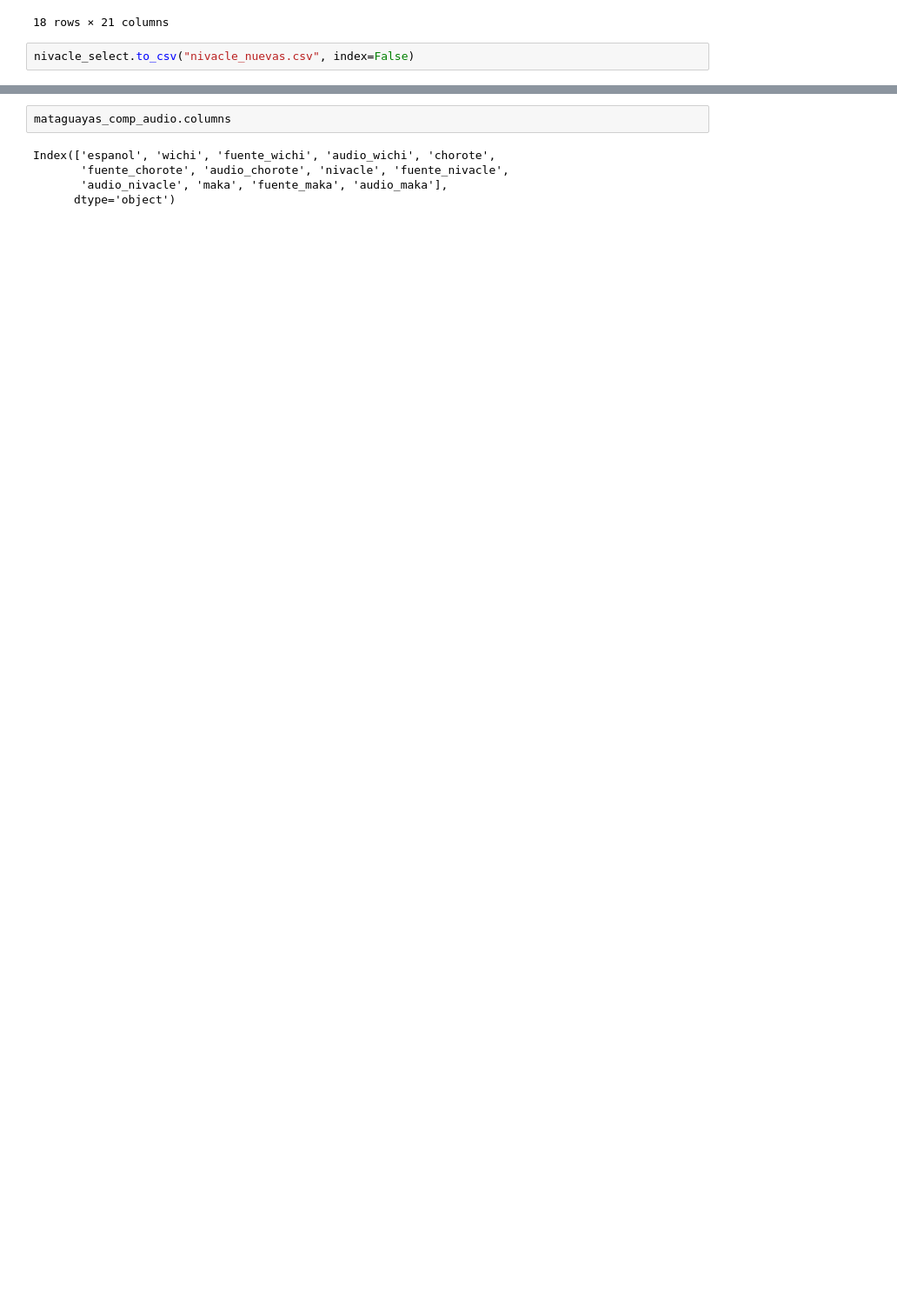
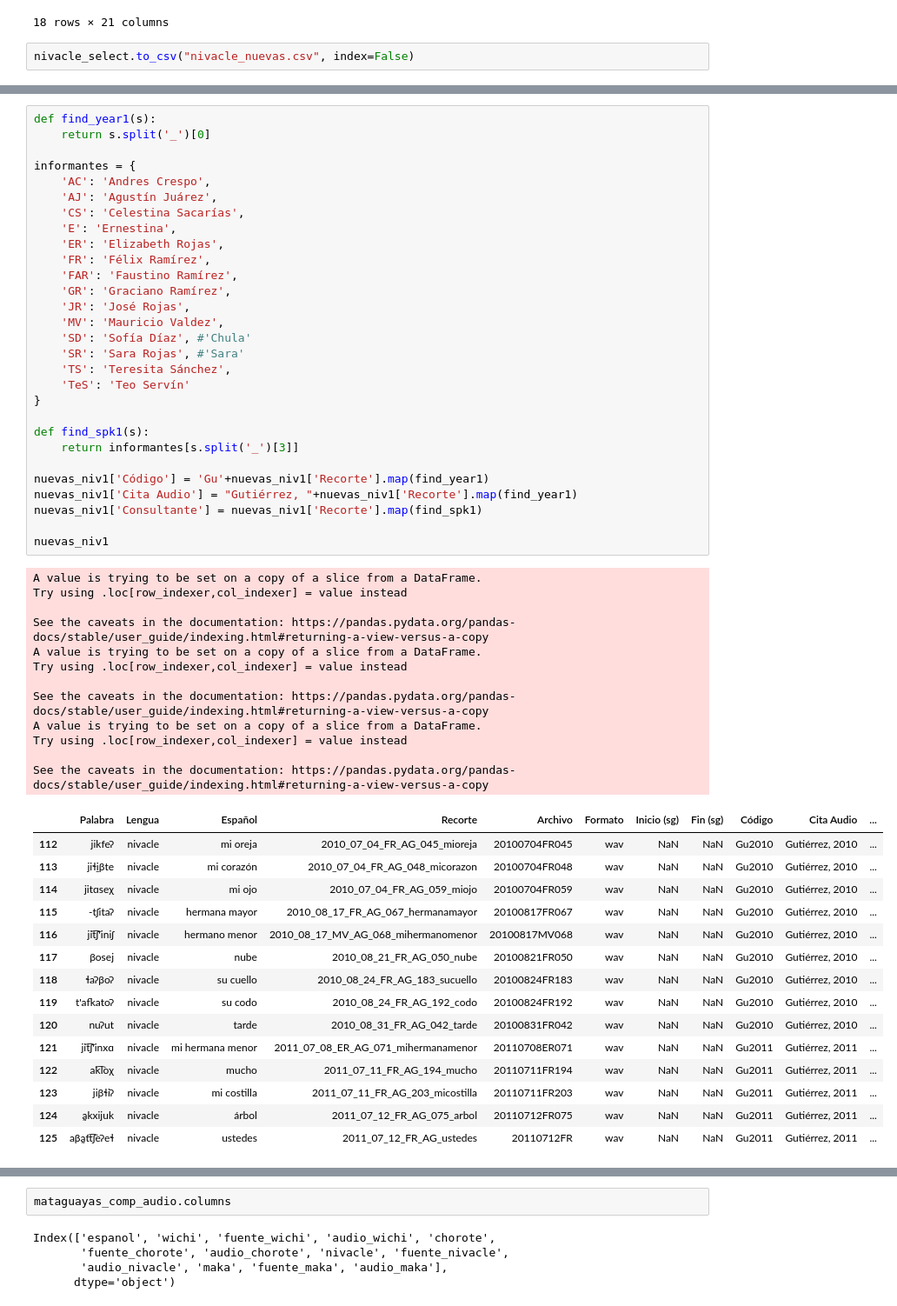
Before and after one commit to nidiah/PICT-2020, a Jupyter notebook: update-nivacle-words.ipynb, the cells around one changed output, grey strips where cells are left out. Shown: that part at 87% size. Cells and saved outputs as stored; diff of their text form; blank space fills up the shorter version.

```diff
--- a/update-nivacle-words.ipynb
+++ b/update-nivacle-words.ipynb
@@ -214,0 +200,57 @@ Index(['Palabra', 'Lengua', 'Español', 'Recorte', 'Archivo', 'Formato',
+# %%
+def find_year1(s):
+    return s.split('_')[0]
+
+informantes = {
+    'AC': 'Andres Crespo',
+    'AJ': 'Agustín Juárez',
+    'CS': 'Celestina Sacarías',
+    'E': 'Ernestina',
+    'ER': 'Elizabeth Rojas',
+    'FR': 'Félix Ramírez',
+    'FAR': 'Faustino Ramírez',
+    'GR': 'Graciano Ramírez',
+    'JR': 'José Rojas',
+    'MV': 'Mauricio Valdez',
+    'SD': 'Sofía Díaz', #'Chula'
+    'SR': 'Sara Rojas', #'Sara'
+    'TS': 'Teresita Sánchez',
+    'TeS': 'Teo Servín'
+}
+
+def find_spk1(s):
+    return informantes[s.split('_')[3]]
+
+nuevas_niv1['Código'] = 'Gu'+nuevas_niv1['Recorte'].map(find_year1)
+nuevas_niv1['Cita Audio'] = "Gutiérrez, "+nuevas_niv1['Recorte'].map(find_year1)
+nuevas_niv1['Consultante'] = nuevas_niv1['Recorte'].map(find_spk1)
+
+nuevas_niv1
+# %% [output]
+A value is trying to be set on a copy of a slice from a DataFrame.
+Try using .loc[row_indexer,col_indexer] = value instead
+
+See the caveats in the documentation: https://pandas.pydata.org/pandas-docs/stable/user_guide/indexing.html#returning-a-view-versus-a-copy
+A value is trying to be set on a copy of a slice from a DataFrame.
+Try using .loc[row_indexer,col_indexer] = value instead
+
+See the caveats in the documentation: https://pandas.pydata.org/pandas-docs/stable/user_guide/indexing.html#returning-a-view-versus-a-copy
+A value is trying to be set on a copy of a slice from a DataFrame.
+Try using .loc[row_indexer,col_indexer] = value instead
+
+See the caveats in the documentation: https://pandas.pydata.org/pandas-docs/stable/user_guide/indexing.html#returning-a-view-versus-a-copy
+|  | Palabra | Lengua | Español | Recorte | Archivo | Formato | Inicio (sg) | Fin (sg) | Código | Cita Audio | ... |
+| 112 | jikfeʔ | nivacle | mi oreja | 2010_07_04_FR_AG_045_mioreja | 20100704FR045 | wav | NaN | NaN | Gu2010 | Gutiérrez, 2010 | ... |
+| 113 | jiɬḭβte | nivacle | mi corazón | 2010_07_04_FR_AG_048_micorazon | 20100704FR048 | wav | NaN | NaN | Gu2010 | Gutiérrez, 2010 | ... |
+| 114 | jitɑseχ | nivacle | mi ojo | 2010_07_04_FR_AG_059_miojo | 20100704FR059 | wav | NaN | NaN | Gu2010 | Gutiérrez, 2010 | ... |
+| 115 | -tʃitaʔ | nivacle | hermana mayor | 2010_08_17_FR_AG_067_hermanamayor | 20100817FR067 | wav | NaN | NaN | Gu2010 | Gutiérrez, 2010 | ... |
+| 116 | jit͡ʃ'iniʃ | nivacle | hermano menor | 2010_08_17_MV_AG_068_mihermanomenor | 20100817MV068 | wav | NaN | NaN | Gu2010 | Gutiérrez, 2010 | ... |
+| 117 | βosej | nivacle | nube | 2010_08_21_FR_AG_050_nube | 20100821FR050 | wav | NaN | NaN | Gu2010 | Gutiérrez, 2010 | ... |
+| 118 | ɬaʔβoʔ | nivacle | su cuello | 2010_08_24_FR_AG_183_sucuello | 20100824FR183 | wav | NaN | NaN | Gu2010 | Gutiérrez, 2010 | ... |
+| 119 | t'afkatoʔ | nivacle | su codo | 2010_08_24_FR_AG_192_codo | 20100824FR192 | wav | NaN | NaN | Gu2010 | Gutiérrez, 2010 | ... |
+| 120 | nuʔut | nivacle | tarde | 2010_08_31_FR_AG_042_tarde | 20100831FR042 | wav | NaN | NaN | Gu2010 | Gutiérrez, 2010 | ... |
+| 121 | jit͡ʃ'inxɑ | nivacle | mi hermana menor | 2011_07_08_ER_AG_071_mihermanamenor | 20110708ER071 | wav | NaN | NaN | Gu2011 | Gutiérrez, 2011 | ... |
+| 122 | ak͡loχ | nivacle | mucho | 2011_07_11_FR_AG_194_mucho | 20110711FR194 | wav | NaN | NaN | Gu2011 | Gutiérrez, 2011 | ... |
+| 123 | jiβɬiʔ | nivacle | mi costilla | 2011_07_11_FR_AG_203_micostilla | 20110711FR203 | wav | NaN | NaN | Gu2011 | Gutiérrez, 2011 | ... |
+| 124 | a̰kxijuk | nivacle | árbol | 2011_07_12_FR_AG_075_arbol | 20110712FR075 | wav | NaN | NaN | Gu2011 | Gutiérrez, 2011 | ... |
+| 125 | aβa̰tt͡ʃeʔeɬ | nivacle | ustedes | 2011_07_12_FR_AG_ustedes | 20110712FR | wav | NaN | NaN | Gu2011 | Gutiérrez, 2011 | ... |
```
Also changed, not shown: parts of 15 cells of this notebook.
